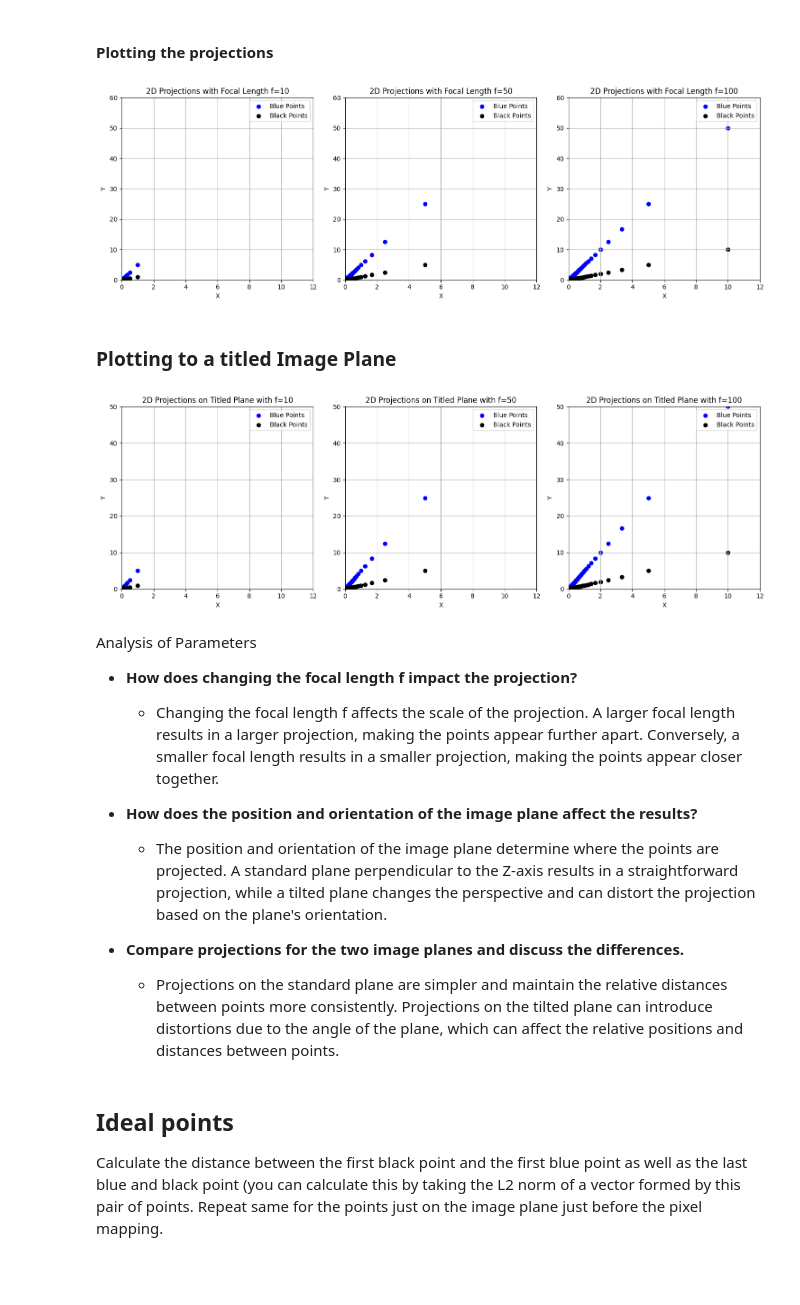
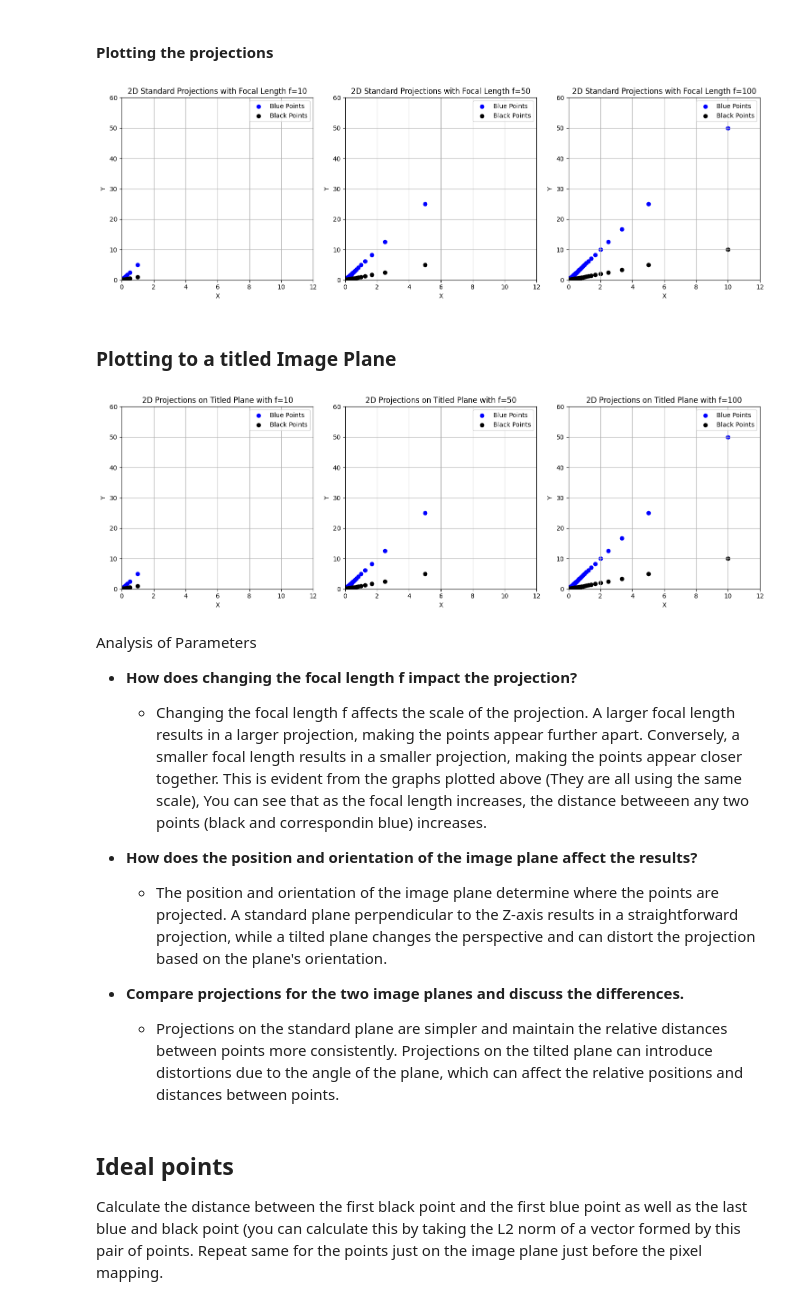
Before and after one commit to kkipngenokoech/Applied-Computer-Vision, a Jupyter notebook: Homework 1/codes/homework_1_starter.ipynb, the cells around one changed output. Cells and saved outputs as stored; diff of their text form; code cells hidden in the pictures; blank space fills up the shorter version.

```diff
--- a/Homework 1/codes/homework_1_starter.ipynb
+++ b/Homework 1/codes/homework_1_starter.ipynb
@@ -100,7 +102,7 @@ for idx, f in enumerate(focal_lengths):
     # Set the limits, titles, and labels for each subplot
     ax.set_xlim(0.00, 12)
     ax.set_ylim(0.00, 60)
-    ax.set_title(f'2D Projections with Focal Length f={f}')
+    ax.set_title(f'2D Standard Projections with Focal Length f={f}')
     ax.set_xlabel('X')
     ax.set_ylabel('Y')
     ax.legend()
@@ -112,7 +114,7 @@ plt.tight_layout()
 # Show the plot
 plt.show()
 # %% [output]
-[figure, old version]
+[figure, new version]
 # %% [markdown]
 ### Plotting to a titled Image Plane
 # %%
@@ -150,40 +152,40 @@ focal_lengths = [10, 50, 100]
 Z0 = 1
 
 # Create a single figure with 3 subplots arranged in 1 row and 3 columns
 fig, axes = plt.subplots(1, 3, figsize=(15, 5))
 
 for idx, f in enumerate(focal_lengths):
     # Project blue and black points onto the titled plane
     blue_points_proj = project_points_to_titled_plane(blue_points, camera_center, f, a, b, c, d)
     black_points_proj = project_points_to_titled_plane(black_points, camera_center, f, a, b, c, d)
 
     ax = axes[idx]  # Get the subplot axis
 
     # Plot blue and black points for each focal length on the current subplot
     ax.scatter(blue_points_proj[:, 0], blue_points_proj[:, 1], color='blue', label='Blue Points')
     ax.scatter(black_points_proj[:, 0], black_points_proj[:, 1], color='black', label='Black Points')
 
     # Set the limits, titles, and labels for each subplot
     ax.set_title(f'2D Projections on Titled Plane with f={f}')
     ax.set_xlabel('X')
     ax.set_ylabel('Y')
     ax.set_xlim(0.00, 12)
-    ax.set_ylim(0.00, 50)
+    ax.set_ylim(0.00, 60)
     ax.legend()
     ax.grid(True)
 
 # Adjust layout to prevent overlap between subplots
 plt.tight_layout()
 
 # Show the plot
 plt.show()
 # %% [output]
-[figure, old version]
+[figure, new version]
 # %% [markdown]
 Analysis of Parameters
 
 - **How does changing the focal length f impact the projection?**
-    - Changing the focal length f affects the scale of the projection. A larger focal length results in a larger projection, making the points appear further apart. Conversely, a smaller focal length results in a smaller projection, making the points appear closer together.
+    - Changing the focal length f affects the scale of the projection. A larger focal length results in a larger projection, making the points appear further apart. Conversely, a smaller focal length results in a smaller projection, making the points appear closer together. This is evident from the graphs plotted above (They are all using the same scale), You can see that as the focal length increases, the distance betweeen any two points (black and correspondin blue) increases.
 
 - **How does the position and orientation of the image plane affect the results?**
     - The position and orientation of the image plane determine where the points are projected. A standard plane perpendicular to the Z-axis results in a straightforward projection, while a tilted plane changes the perspective and can distort the projection based on the plane's orientation.
```
Also changed, not shown: parts of 6 cells of this notebook, 3 other files.
